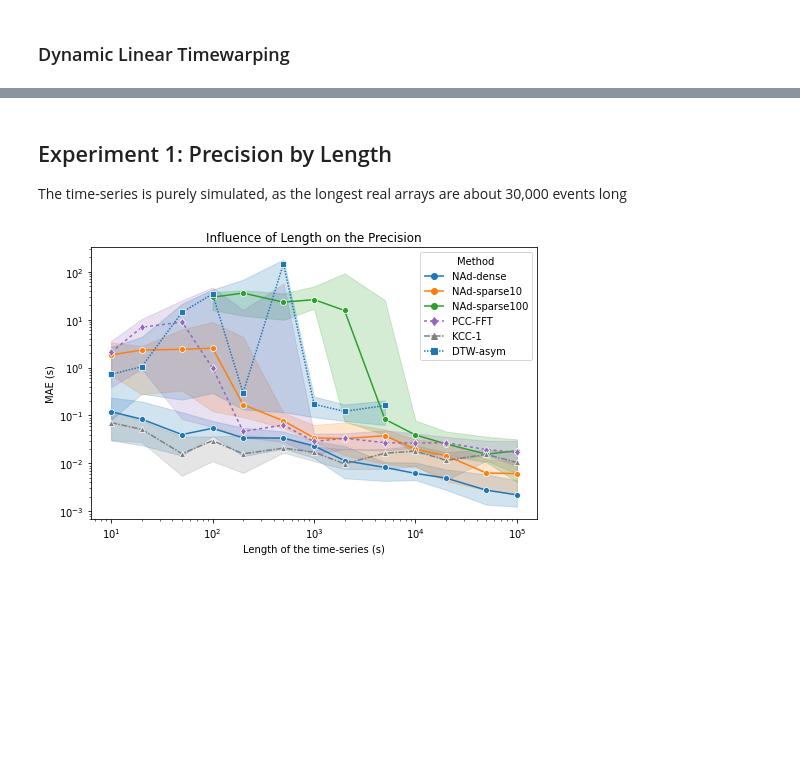
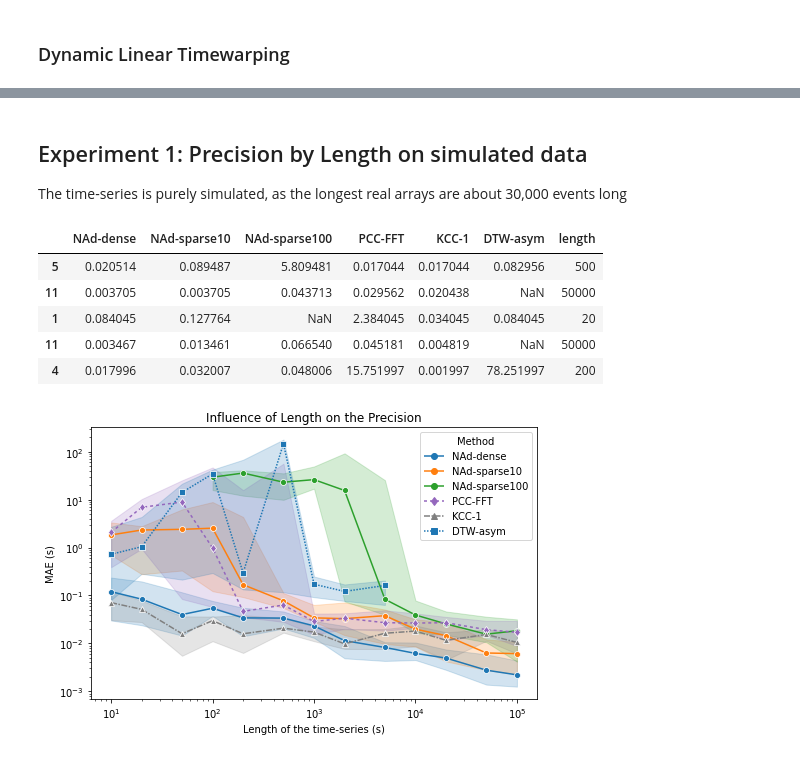
Before and after one commit to iot-salzburg/nearest-advocate, a Jupyter notebook: experiments/method_comparision_semisimulated.ipynb, the cells around one changed output, grey strips where cells are left out. Drawn from its saved outputs; the diff is of its cells as text; code cells hidden in the pictures; blank space fills up the shorter version.

```diff
--- a/experiments/method_comparision_semisimulated.ipynb
+++ b/experiments/method_comparision_semisimulated.ipynb
@@ -691,4 +237,4 @@ Found resulting median shift of 31.500s in 0.0080709s
 # %% [markdown]
-## Experiment 1: Precision by Length
+## Experiment 1: Precision by Length on simulated data
 
 The time-series is purely simulated, as the longest real arrays are about 30,000 events long
@@ -758,37 +314,44 @@ def evaluate_length(iteration):
 
         # PCC-FFT
         start_time = time.time()
-        time_shift, metric, time_delays = pearson_cc(arr_ref, arr_sig, mode=PCC_MODE, method="fft")
+        time_shift, metric, time_delays = pearson_cc(arr_ref, arr_sig, method="fft")
         df_runtimes.loc[idx, "PCC-FFT"] = time.time() - start_time
         df_precision.loc[idx, "PCC-FFT"] = np.abs(time_shift-offset)
 
         # KCC
         start_time = time.time()
         try:
             time_shift, metric, time_delays = kernel_cc(arr_ref, arr_sig, method="fft", kernel_width=1.0)
             df_runtimes.loc[idx, "KCC-1"] = time.time() - start_time
             df_precision.loc[idx, "KCC-1"] = np.abs(time_shift-offset)
             # print(f"\n{time_shift:.3f},\t {offset:.3f}", end="")
         except:
             pass
 
         # DTW-asym
         if not ignore_method_timeout["DTW-asym"]:
             start_time = time.time()
-            time_shift, alignment = dynamic_linear_timewarping(arr_ref, arr_sig, step_pattern=dtw.asymmetric)
+            time_shift, alignment = dynamic_linear_timewarping(arr_ref, arr_sig)
             df_runtimes.loc[idx, "DTW-asym"] = time.time() - start_time
             df_precision.loc[idx, "DTW-asym"] = np.abs(time_shift-offset)
             if time.time() - start_time > MAX_TIMEOUT:
                 ignore_method_timeout["DTW-asym"] = True
 
     return df_runtimes, df_precision
 
 # Initialize the pool with the number of processes
 with Pool(processes=30) as pool:
     results = pool.map(evaluate_length, range(N_ITERATIONS))
 #df_runtimes = pd.concat([res[0] for res in results]).sort_values("length")
 df_precision = pd.concat([res[1] for res in results]).sort_values("length")
 df_precision.sample(5)
+# %% [output]
+|  | NAd-dense | NAd-sparse10 | NAd-sparse100 | PCC-FFT | KCC-1 | DTW-asym | length |
+| 5 | 0.020514 | 0.089487 | 5.809481 | 0.017044 | 0.017044 | 0.082956 | 500 |
+| 11 | 0.003705 | 0.003705 | 0.043713 | 0.029562 | 0.020438 | NaN | 50000 |
+| 1 | 0.084045 | 0.127764 | NaN | 2.384045 | 0.034045 | 0.084045 | 20 |
+| 11 | 0.003467 | 0.013461 | 0.066540 | 0.045181 | 0.004819 | NaN | 50000 |
+| 4 | 0.017996 | 0.032007 | 0.048006 | 15.751997 | 0.001997 | 78.251997 | 200 |
 # %%
 fig, axes = plt.subplots(1,1, figsize=(8, 5))
 
```
Also changed, not shown: parts of 22 cells of this notebook, 4 other files.
